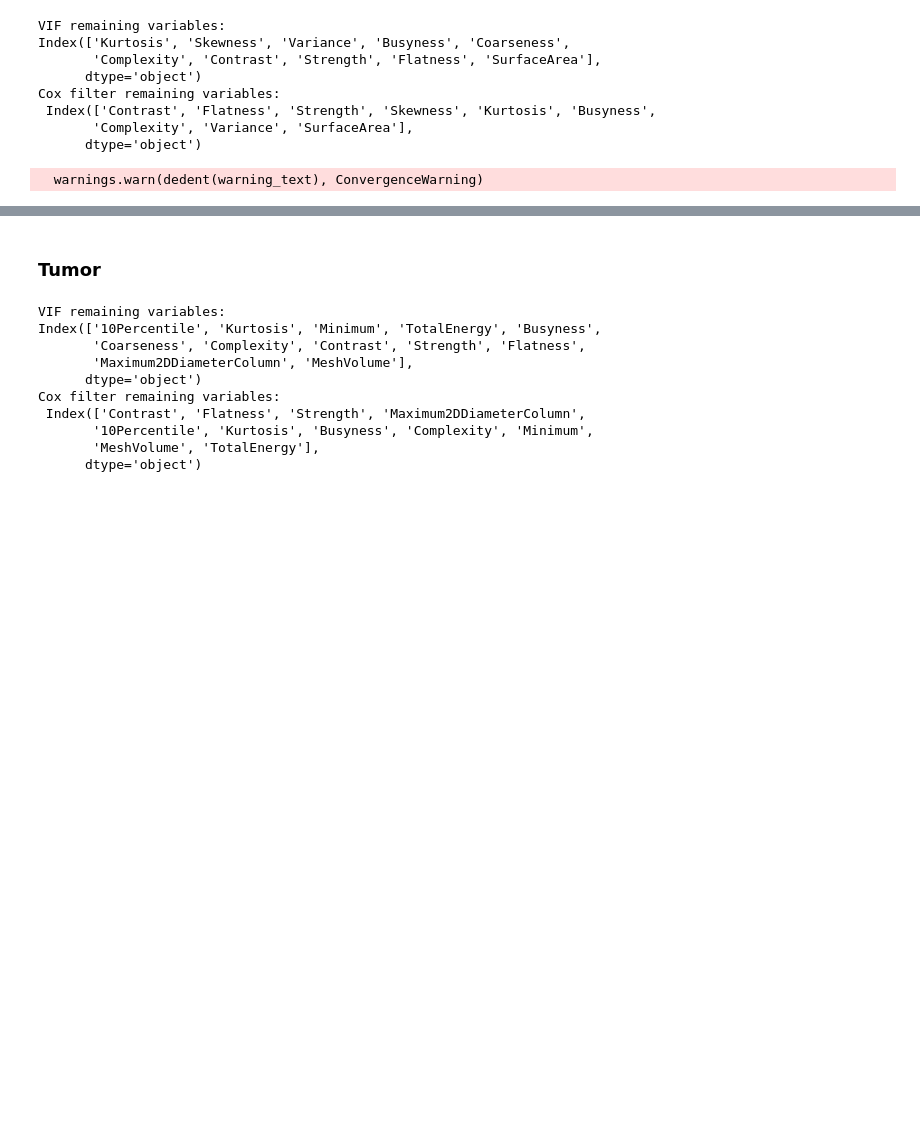
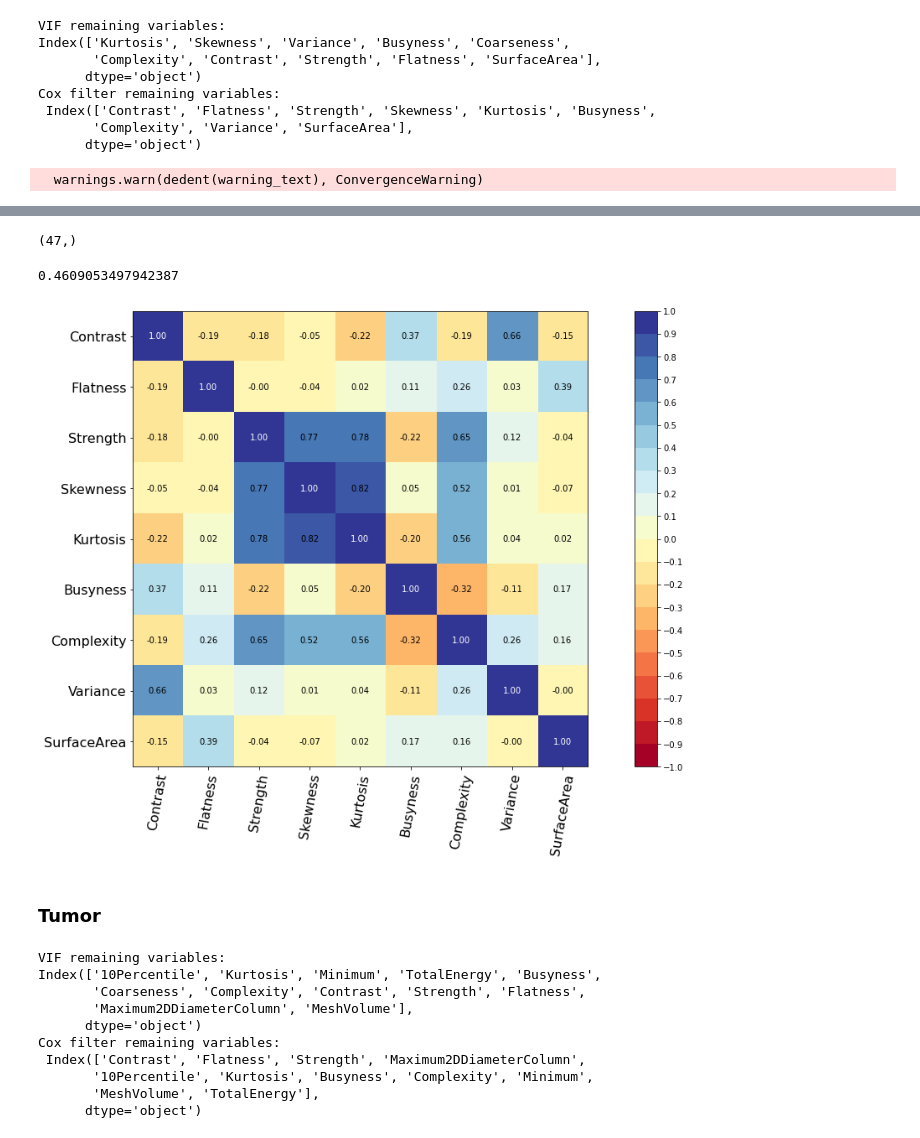
Before and after one commit to strixy16/deep-icc, a Jupyter notebook: RandomSurvivalForest/hdfs_random_forest.ipynb, the cells around one changed output, grey strips where cells are left out. Saved outputs shown, nothing was run; the diff lists cells and outputs as text; code cells hidden in the pictures; blank space fills up the shorter version.

```diff
--- a/RandomSurvivalForest/hdfs_random_forest.ipynb
+++ b/RandomSurvivalForest/hdfs_random_forest.ipynb
@@ -304,3 +309,6 @@ Cox filter remaining variables:
        'Complexity', 'Variance', 'SurfaceArea'],
       dtype='object')
   warnings.warn(dedent(warning_text), ConvergenceWarning)
+# %%
+X_liver.drop(labels=['Contrast'], inplace=True, axis=1)
+print(X_liver.columns)
@@ -337,3 +387,18 @@ NameError: name 'gh_c_index' is not defined
+# %%
+print(tT_liver.shape)
+print(eT_liver.shape)
+# %% [output]
+(47,)
+# %%
+lifelines.utils.concordance_index(tT_liver, liver_riskpreds, eT_liver)
+
+# l_cindex(tT_liver, XT_liver, eT_liver)
+# %% [output]
+0.4609053497942387
+# %%
+correlation_matrix(X_liver, figure_size=(20,10), text_fontsize=10)
+# %% [output]
+[figure, added]
 # %%
 test_liver_predictions = test_liver_data.loc[:, ['ScoutID', "HDFS_Time", "HDFS_Code", "Cancer_Type"]]
 test_liver_predictions['Prediction'] = liver_riskpreds
```
Also changed, not shown: parts of 16 cells of this notebook.
